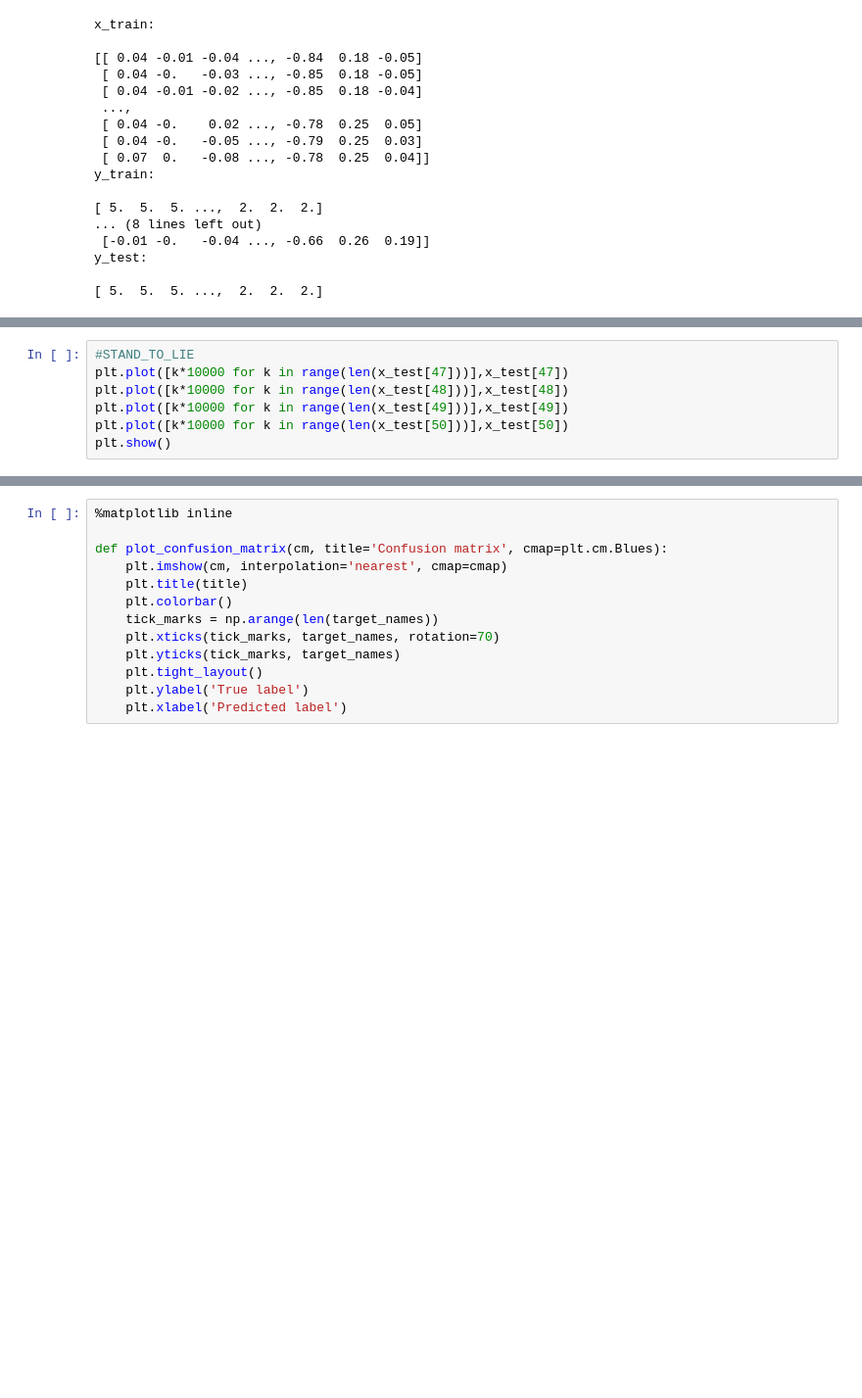
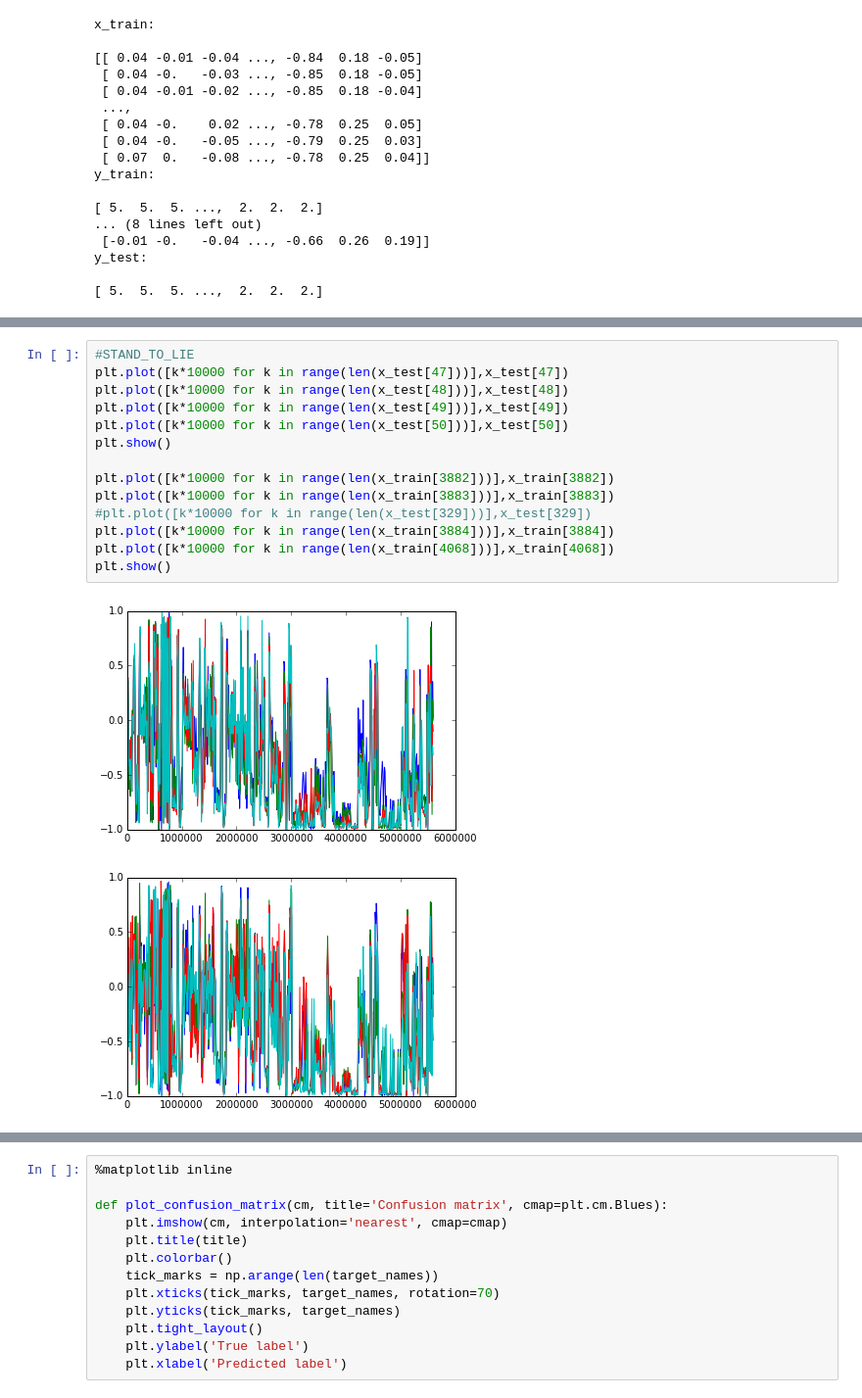
Before and after one commit to ajagarapu/SmartHARP, a Jupyter notebook: code/SmartHARP.ipynb, the cells around one changed output, grey strips where cells are left out. Shown at 98% size. Saved outputs shown, nothing was run; the diff lists cells and outputs as text; blank space fills up the shorter version.

```diff
--- a/code/SmartHARP.ipynb
+++ b/code/SmartHARP.ipynb
@@ -62,10 +80,20 @@ plt.show()
 # %%
 #STAND_TO_LIE
 plt.plot([k*10000 for k in range(len(x_test[47]))],x_test[47])
 plt.plot([k*10000 for k in range(len(x_test[48]))],x_test[48])
 plt.plot([k*10000 for k in range(len(x_test[49]))],x_test[49])
 plt.plot([k*10000 for k in range(len(x_test[50]))],x_test[50])
 plt.show()
+
+plt.plot([k*10000 for k in range(len(x_train[3882]))],x_train[3882])
+plt.plot([k*10000 for k in range(len(x_train[3883]))],x_train[3883])
+#plt.plot([k*10000 for k in range(len(x_test[329]))],x_test[329])
+plt.plot([k*10000 for k in range(len(x_train[3884]))],x_train[3884])
+plt.plot([k*10000 for k in range(len(x_train[4068]))],x_train[4068])
+plt.show()
+# %% [output]
+[figure, added]
+[figure, added]
 # %%
 #LAYING
 plt.plot([k*10000 for k in range(len(x_test[52]))],x_test[52])
```
Also changed, not shown: parts of 12 cells of this notebook.
